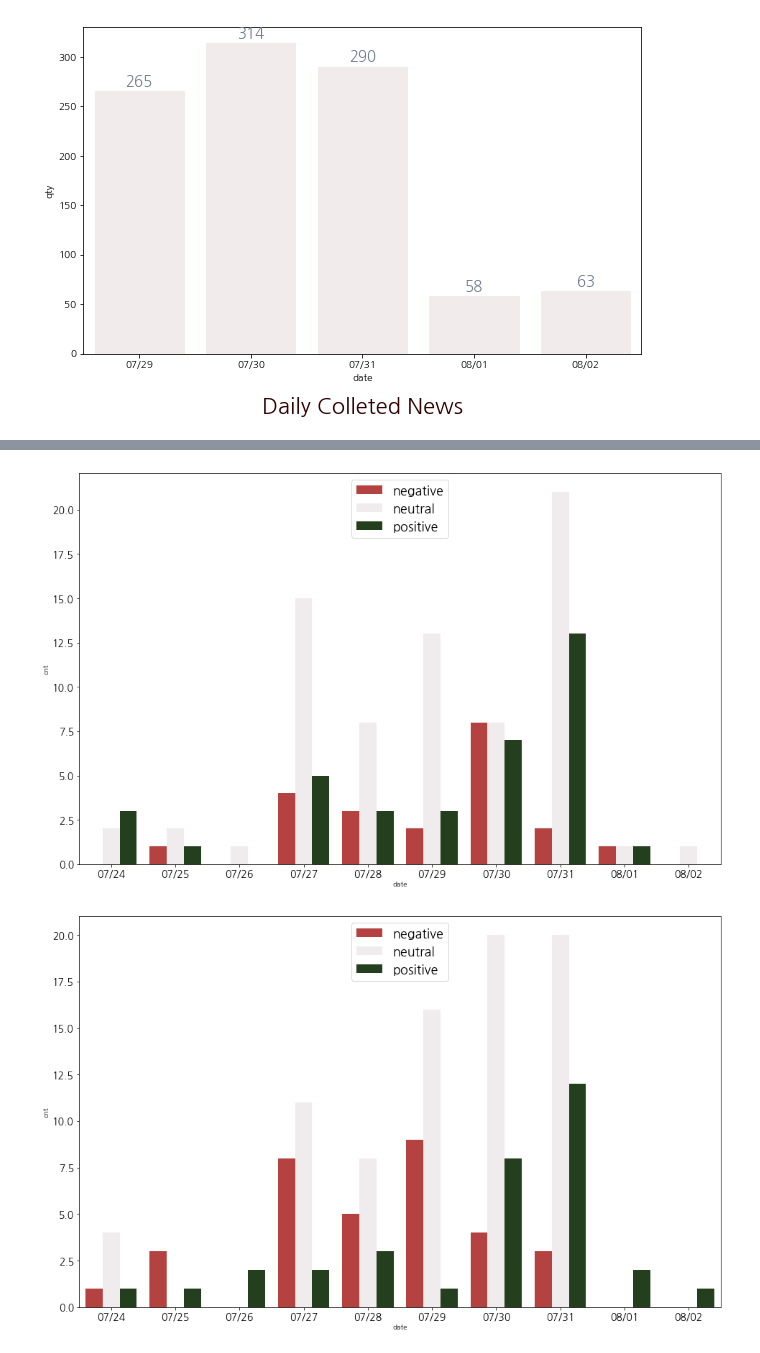
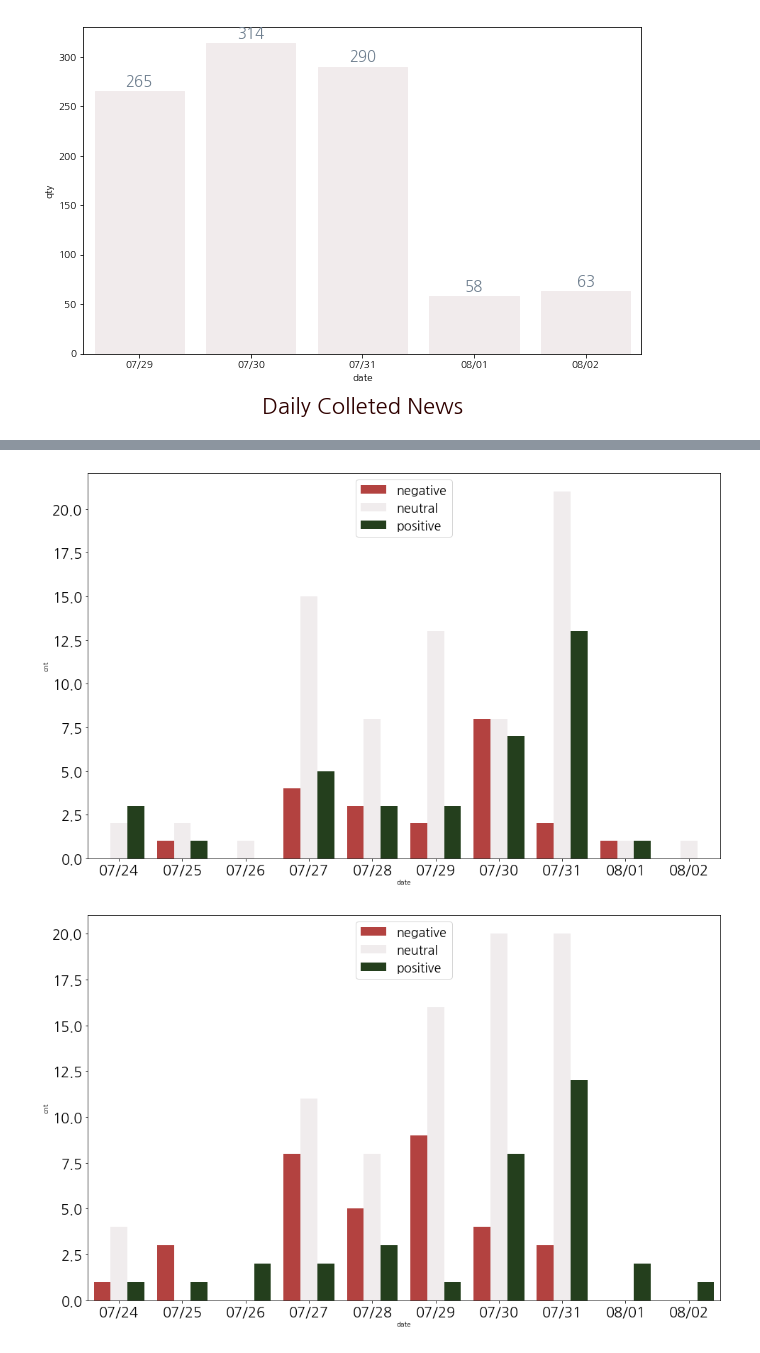
Before and after one commit to Irenejy93/daouHTMLimg, a Jupyter notebook: graphgenerator.ipynb, the cells around one changed output, grey strips where cells are left out. Cells and saved outputs as stored; diff of their text form; code cells hidden in the pictures.

Commit message:
GraphGenerator

```diff
--- a/graphgenerator.ipynb
+++ b/graphgenerator.ipynb
@@ -94,8 +94,8 @@ for stk in stock_lists:
     timeman['date']=[a.strftime('%Y%m%d')[4:6]+'/'+a.strftime('%Y%m%d')[6:8] for a in timeman['date']]
     timeman =pd.DataFrame(timeman.groupby(['date','polarity']).size()).rename(columns={0:'cnt'}).reset_index()
     plt.figure(figsize=(16,10))
-    plt.xticks(fontsize=14)
-    plt.yticks(fontsize=14)
+    plt.xticks(fontsize=20)
+    plt.yticks(fontsize=20)
     plt.legend(fontsize='x-large')
 
     ax= sns.barplot(x="date", y="cnt",hue_order = ['negative', 'neutral', 'positive'], hue="polarity", data=timeman,palette=['#c62f2d', "#f1ebec", "#214517"])
@@ -110,2 +110,2 @@ for stk in stock_lists:
-[figure, old version]
+[figure, new version]
-[figure, old version]
+[figure, new version]
```
Also changed, not shown: parts of 1 cell of this notebook, 1 other file.
